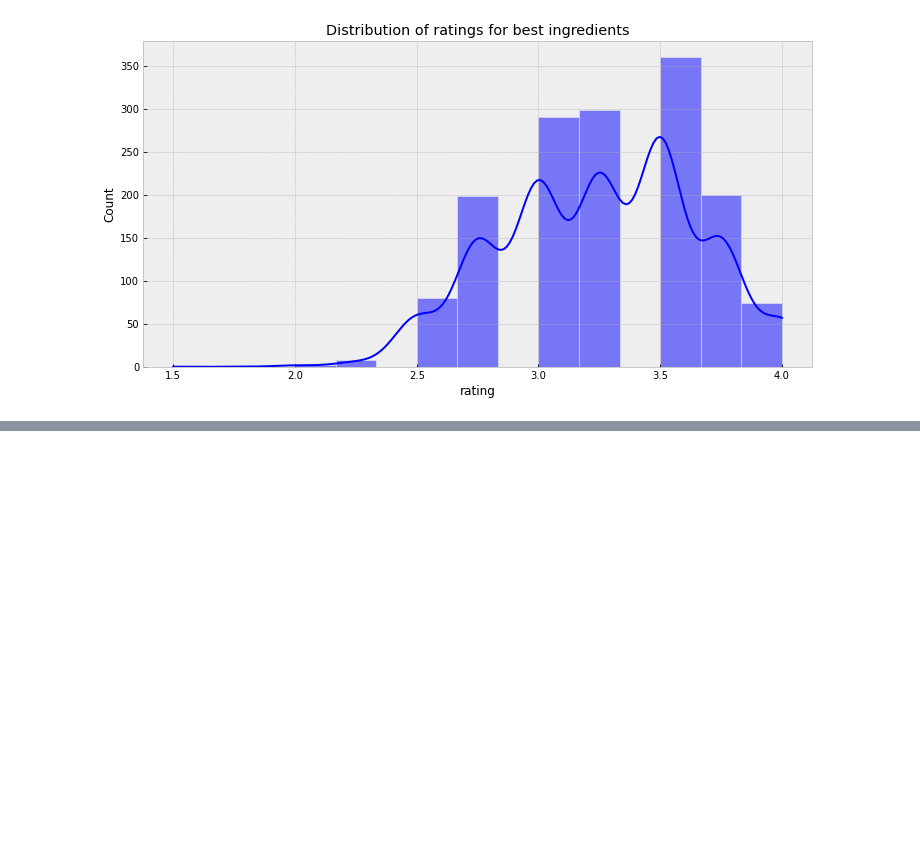
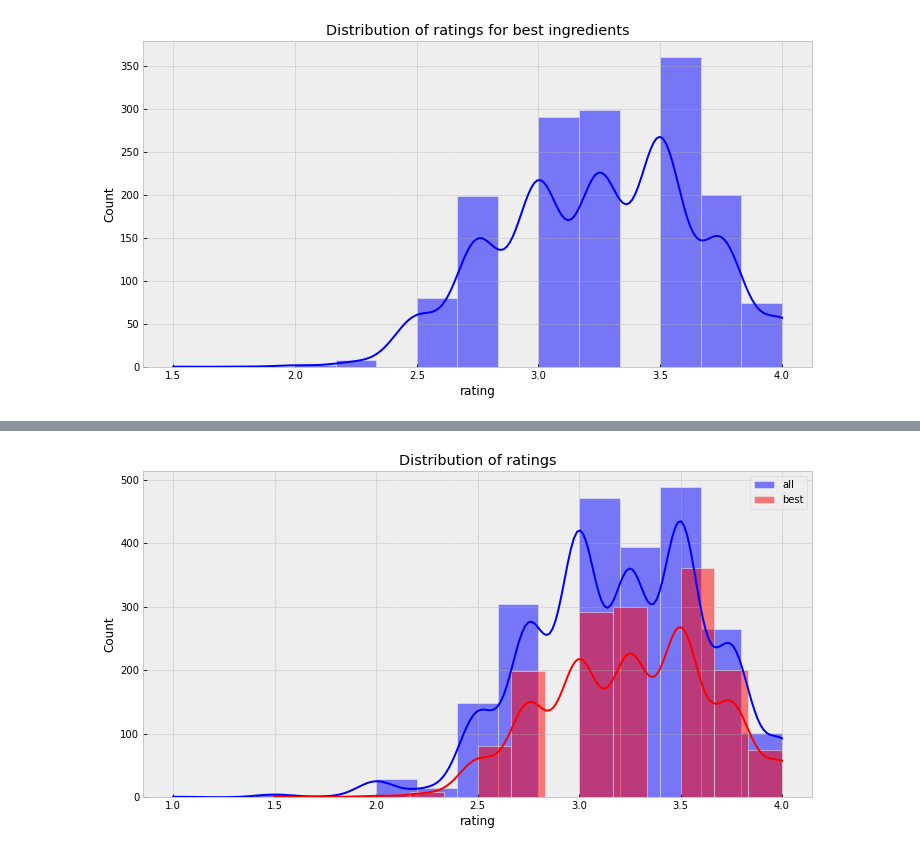
Before and after one commit to avirovicmarin/zavrsni_rad, a Jupyter notebook: anova.ipynb, the cells around one changed output, grey strips where cells are left out. Drawn from its saved outputs; the diff is of its cells as text; code cells hidden in the pictures; blank space fills up the shorter version.

```diff
--- a/anova.ipynb
+++ b/anova.ipynb
@@ -326,11 +397,3 @@ fourth_taste   87.0  26.313348  0.302452  2.423041  8.171429e-07
 Residual      154.0  19.222809  0.124823       NaN           NaN
 # %% [markdown]
 Hoćemo li dobiti najbolju čokoladu ako kombiniramo najbolje sastojke?
-# %%
-best = df[df.vanilla == 'have_not_vanila']
-best = best[best.lecithin == 'have_not_lecithin']
-best = best[best.salt == 'have_not_salt']
-best = best[best.sugar == 'have_sugar']
-best = best[best.sweetener_without_sugar == 'have_not_sweetener_without_sugar']
-
-best.rating.describe()
@@ -365,0 +426,9 @@ plt.show()
+# %%
+plt.figure(figsize=(12, 6))
+plt.title('Distribution of ratings')
+sns.histplot(df.rating, bins=15, kde=True, label='all')
+sns.histplot(best.rating, bins=15, kde=True, color='red', label='best')
+plt.legend()
+plt.show()
+# %% [output]
+[figure, added]
```
Also changed, not shown: parts of 11 cells of this notebook.
